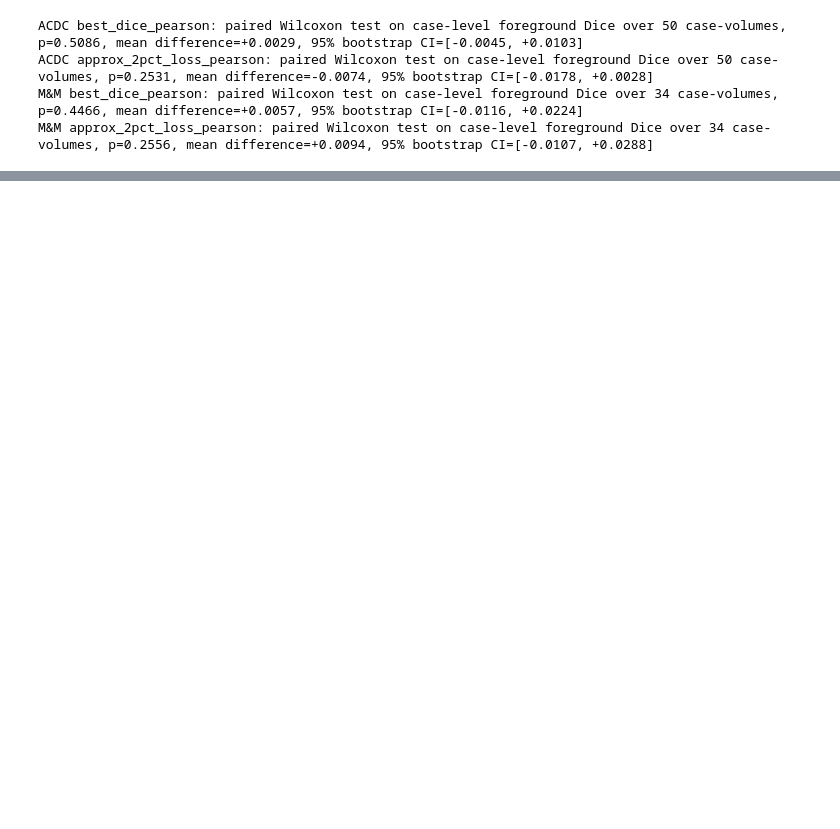
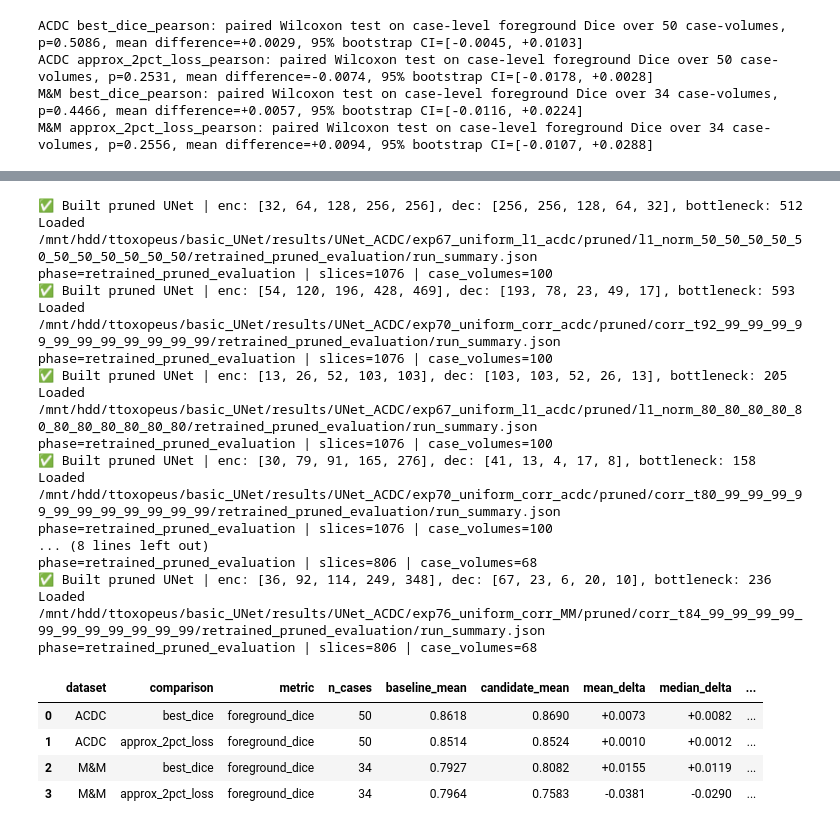
Before and after one commit to TijmenToxopeus/basic_UNet, a Jupyter notebook: src/notebooks/significance_tests.ipynb, the cells around one changed output, grey strips where cells are left out. Drawn from its saved outputs; the diff is of its cells as text; code cells hidden in the pictures; blank space fills up the shorter version.

```diff
--- a/src/notebooks/significance_tests.ipynb
+++ b/src/notebooks/significance_tests.ipynb
@@ -666,0 +716,45 @@ M&M approx_2pct_loss_pearson: paired Wilcoxon test on case-level foreground Dice
+# %%
+direct_method_tables = []
+direct_method_aligned = {}
+
+for dataset_name, dataset_cfg in DIRECT_METHOD_COMPARISONS.items():
+    for operating_point, paths in dataset_cfg.items():
+        l1_slice_df = compute_slice_metrics(paths['l1'])
+        pearson_slice_df = compute_slice_metrics(paths['pearson'])
+
+        l1_case_df = aggregate_to_patient_level(l1_slice_df)
+        pearson_case_df = aggregate_to_patient_level(pearson_slice_df)
+
+        report, aligned_df = paired_test_report(pearson_case_df, l1_case_df, PRIMARY_METRIC)
+        report['dataset'] = dataset_name
+        report['comparison'] = operating_point
+        report['reference'] = 'pearson'
+        report['candidate'] = 'l1'
+        direct_method_tables.append(report)
+        direct_method_aligned[(dataset_name, operating_point)] = aligned_df
+
+direct_method_results = pd.DataFrame(direct_method_tables)
+format_results(direct_method_results)
+# %% [output]
+✅ Built pruned UNet | enc: [32, 64, 128, 256, 256], dec: [256, 256, 128, 64, 32], bottleneck: 512
+Loaded /mnt/hdd/ttoxopeus/basic_UNet/results/UNet_ACDC/exp67_uniform_l1_acdc/pruned/l1_norm_50_50_50_50_50_50_50_50_50_50_50/retrained_pruned_evaluation/run_summary.json
+phase=retrained_pruned_evaluation | slices=1076 | case_volumes=100
+✅ Built pruned UNet | enc: [54, 120, 196, 428, 469], dec: [193, 78, 23, 49, 17], bottleneck: 593
+Loaded /mnt/hdd/ttoxopeus/basic_UNet/results/UNet_ACDC/exp70_uniform_corr_acdc/pruned/corr_t92_99_99_99_99_99_99_99_99_99_99_99/retrained_pruned_evaluation/run_summary.json
+phase=retrained_pruned_evaluation | slices=1076 | case_volumes=100
+✅ Built pruned UNet | enc: [13, 26, 52, 103, 103], dec: [103, 103, 52, 26, 13], bottleneck: 205
+Loaded /mnt/hdd/ttoxopeus/basic_UNet/results/UNet_ACDC/exp67_uniform_l1_acdc/pruned/l1_norm_80_80_80_80_80_80_80_80_80_80_80/retrained_pruned_evaluation/run_summary.json
+phase=retrained_pruned_evaluation | slices=1076 | case_volumes=100
+✅ Built pruned UNet | enc: [30, 79, 91, 165, 276], dec: [41, 13, 4, 17, 8], bottleneck: 158
+Loaded /mnt/hdd/ttoxopeus/basic_UNet/results/UNet_ACDC/exp70_uniform_corr_acdc/pruned/corr_t80_99_99_99_99_99_99_99_99_99_99_99/retrained_pruned_evaluation/run_summary.json
+phase=retrained_pruned_evaluation | slices=1076 | case_volumes=100
+... (8 lines left out)
+phase=retrained_pruned_evaluation | slices=806 | case_volumes=68
+✅ Built pruned UNet | enc: [36, 92, 114, 249, 348], dec: [67, 23, 6, 20, 10], bottleneck: 236
+Loaded /mnt/hdd/ttoxopeus/basic_UNet/results/UNet_ACDC/exp76_uniform_corr_MM/pruned/corr_t84_99_99_99_99_99_99_99_99_99_99_99/retrained_pruned_evaluation/run_summary.json
+phase=retrained_pruned_evaluation | slices=806 | case_volumes=68
+|  | dataset | comparison | metric | n_cases | baseline_mean | candidate_mean | mean_delta | median_delta | ... |
+| 0 | ACDC | best_dice | foreground_dice | 50 | 0.8618 | 0.8690 | +0.0073 | +0.0082 | ... |
+| 1 | ACDC | approx_2pct_loss | foreground_dice | 50 | 0.8514 | 0.8524 | +0.0010 | +0.0012 | ... |
+| 2 | M&M | best_dice | foreground_dice | 34 | 0.7927 | 0.8082 | +0.0155 | +0.0119 | ... |
+| 3 | M&M | approx_2pct_loss | foreground_dice | 34 | 0.7964 | 0.7583 | -0.0381 | -0.0290 | ... |
```
Also changed, not shown: parts of 6 cells of this notebook, 3 other files.
